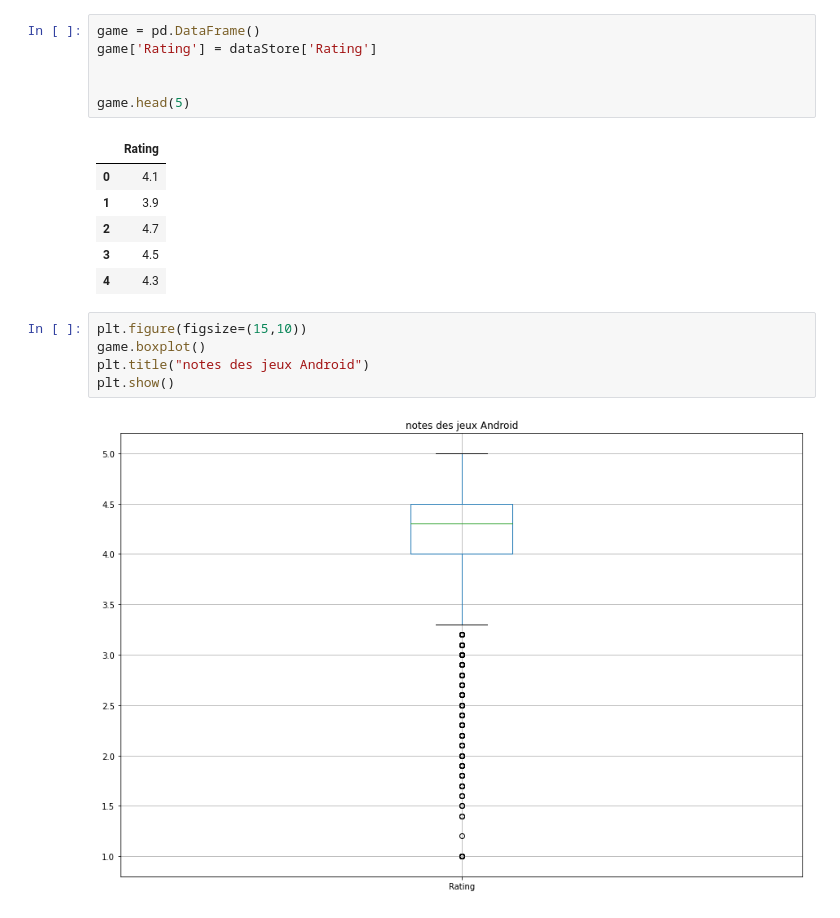
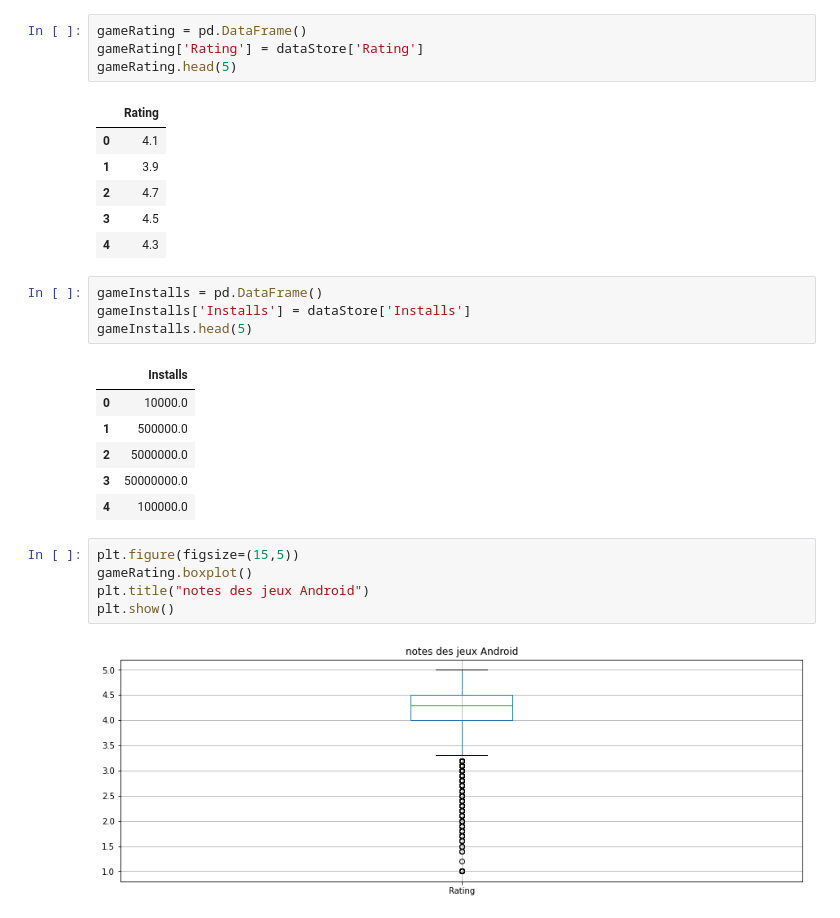
Before and after one commit to Hy-gon/Python_Hitema, a Jupyter notebook: MachineLearning/MiniProject/MiniProjet.ipynb, the cells around one changed output. Cells and saved outputs as stored; diff of their text form.

Commit message:
:up: update Moustache graphic

```diff
--- a/MachineLearning/MiniProject/MiniProjet.ipynb
+++ b/MachineLearning/MiniProject/MiniProjet.ipynb
@@ -110,11 +110,9 @@ On peux voir que la moyenne des notes ce situent surtout entre 4.0 et 4.5
 # %% [markdown]
 ## Boite a moustache avec données extrèmes
 # %%
-game = pd.DataFrame()
-game['Rating'] = dataStore['Rating']
-
-
-game.head(5)
+gameRating = pd.DataFrame()
+gameRating['Rating'] = dataStore['Rating']
+gameRating.head(5)
 # %% [output]
 |  | Rating |
 | 0 | 4.1 |
@@ -122,10 +120,21 @@ game.head(5)
 | 2 | 4.7 |
 | 3 | 4.5 |
 | 4 | 4.3 |
+# %%
+gameInstalls = pd.DataFrame()
+gameInstalls['Installs'] = dataStore['Installs']
+gameInstalls.head(5)
+# %% [output]
+|  | Installs |
+| 0 | 10000.0 |
+| 1 | 500000.0 |
+| 2 | 5000000.0 |
+| 3 | 50000000.0 |
+| 4 | 100000.0 |
 # %%
-plt.figure(figsize=(15,10))
-game.boxplot()
+plt.figure(figsize=(15,5))
+gameRating.boxplot()
 plt.title("notes des jeux Android")
 plt.show()
 # %% [output]
-[figure, old version]
+[figure, new version]
```
Also changed, not shown: parts of 3 cells of this notebook.
